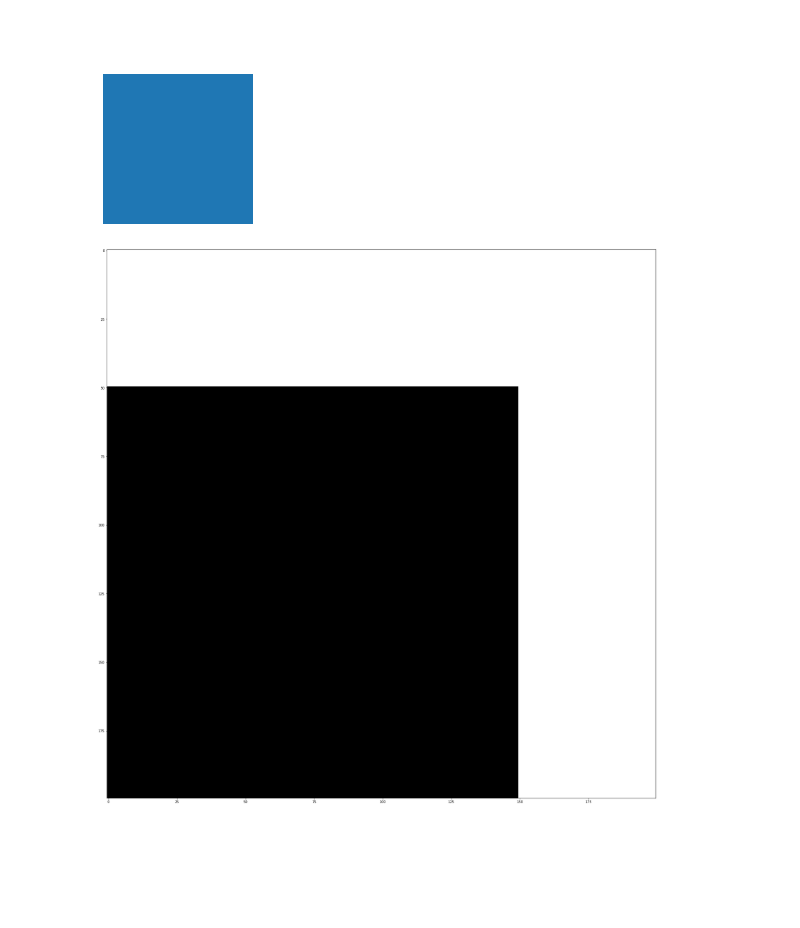
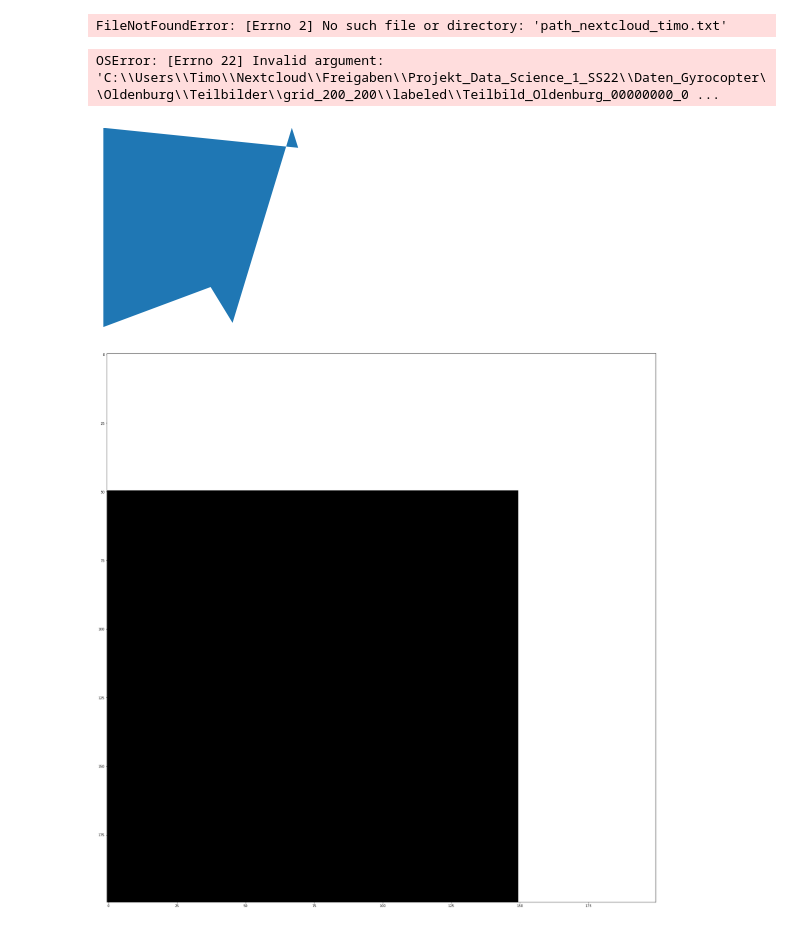
Before and after one commit to Tes-star/Remote_Sensing_Gyrocopter, a Jupyter notebook: Annotation/roboflow_export_test.ipynb, the cells around one changed output. Saved outputs shown, nothing was run; the diff lists cells and outputs as text; code cells hidden in the pictures; blank space fills up the shorter version.

Commit message:
polygon converted to envi format

```diff
--- a/Annotation/roboflow_export_test.ipynb
+++ b/Annotation/roboflow_export_test.ipynb
@@ -1,12 +11,31 @@
+# %%
+from xml.dom import minidom
+# Import Packages
+
+# Pfad Nextcloud bestimmen
+path_nextcloud = find_path_nextcloud()
+
+# Festlegung, welches Grid zusammengelegt werden soll
+windowsize_r = 200
+windowsize_c = 200
+
+# Bestimmung grid Ordnername
+annotation_folder = path_nextcloud + "Daten_Gyrocopter/Oldenburg/Teilbilder/grid_" + str(windowsize_r) + "_" + str(
+    windowsize_c)+'/Export_labeled/'
+
+# parse an xml file by name
+
+mydoc = minidom.parse(annotation_folder+'Teilbild_Oldenburg_00000000_00000000_0_0__jpg.rf.36224be5c78237378b09eb42a52e83b1.xml')
+
+items = mydoc.getElementsByTagName('item')
+
+# one specific item attribute
+print('Item #2 attribute:')
+print(items[1].attributes['name'].value)
+# %% [output]
+FileNotFoundError: [Errno 2] No such file or directory: 'path_nextcloud_timo.txt'
 # %%
-from spectral.io import envi
-import numpy as np
-
-import matplotlib.pyplot as plt
-import matplotlib
-from matplotlib.patches import Polygon
-from matplotlib.collections import PatchCollection
-
+#proof of concept
 fig, ax = plt.subplots()
 plt.xlim(0, 200)
 plt.ylim(0, 200)
@@ -17,8 +46,8 @@ plt.ylim(0, 200)
 
 patches = []
 
-#a=[[188.63497595405806,200],[129.37638065961175,4.901960784313772],[107.42160091131402,40.784313725490236],[0.14729,0.76160],[0.15395,200],[195,180]]
-a=[[0,0],[0,150],[150,150],[150,0]]
+a=[[188.63497595405806,200],[129.37638065961175,4.901960784313772],[107.42160091131402,40.784313725490236],[0.14729,0.76160],[0.15395,200],[195,180]]
+#a=[[0,0],[0,150],[150,150],[150,0]]
 
 for i in range(1):
     polygon = Polygon(a, True)
@@ -50,34 +79,35 @@ path_dat= r'C:\Users\Timo\Nextcloud\Freigaben\Projekt_Data_Science_1_SS22\Daten_
 path_hdr=r'C:\Users\Timo\Nextcloud\Freigaben\Projekt_Data_Science_1_SS22\Daten_Gyrocopter\Oldenburg\Teilbilder\grid_200_200\Teilbild_Oldenburg_00000000_00000000_0_0_.hdr'
 img = envi.open(file=path_hdr, image=path_dat)
 
 new_bands = ['Haus','Wiese','See','Straße']
 arr_metadata = img.metadata
 
 for new_band in new_bands:
     arr_metadata['wavelength'].append(new_band)
     arr_metadata['band names'].append(new_band)
     arr_metadata['fwhm'].append(new_band)
 
 arr_metadata['bands']=int(arr_metadata['bands'])+len(new_bands)
 path_dat_labbeled=r'C:\Users\Timo\Nextcloud\Freigaben\Projekt_Data_Science_1_SS22\Daten_Gyrocopter\Oldenburg\Teilbilder\grid_200_200\labeled\Teilbild_Oldenburg_00000000_00000000_0_0_.dat'
 path_hdr_labbeled=r'C:\Users\Timo\Nextcloud\Freigaben\Projekt_Data_Science_1_SS22\Daten_Gyrocopter\Oldenburg\Teilbilder\grid_200_200\labeled\Teilbild_Oldenburg_00000000_00000000_0_0_.hdr'
 img_labbeled = envi.create_image(hdr_file=path_hdr_labbeled, metadata=arr_metadata, dtype="float32", ext='.dat', interleave='bsq',
                          force=True)
 
 # Zugriff auf Bild Matrix erstellen
 N=200
 writer = img_labbeled.open_memmap(writable=True)
 writer[:,:,0:109]=img.open_memmap(writable=False)
 
 writer[:,:,110]=data[0]
 
 
 # grab the pixel buffer and dump it into a numpy array
 
 #X = np.fromstring(fig.canvas.tostring_rgb(), dtype=np.uint8, sep='')
 #X = X.reshape(fig.canvas.get_width_height()[::-1] + (3,))
 # %% [output]
+OSError: [Errno 22] Invalid argument: 'C:\\Users\\Timo\\Nextcloud\\Freigaben\\Projekt_Data_Science_1_SS22\\Daten_Gyrocopter\\Oldenburg\\Teilbilder\\grid_200_200\\labeled\\Teilbild_Oldenburg_00000000_0 ...
-[figure, old version]
+[figure, new version]
 # %%
 from spectral import imshow
 from spectral.io import envi
```
Also changed, not shown: parts of 2 cells of this notebook, 2 other files.
